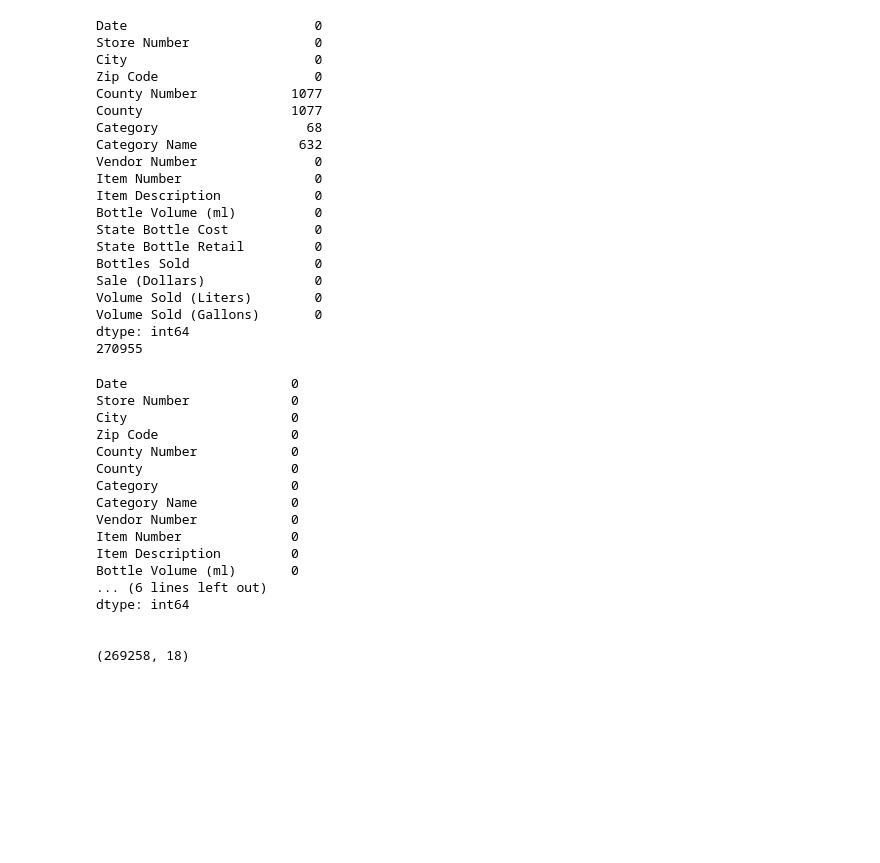
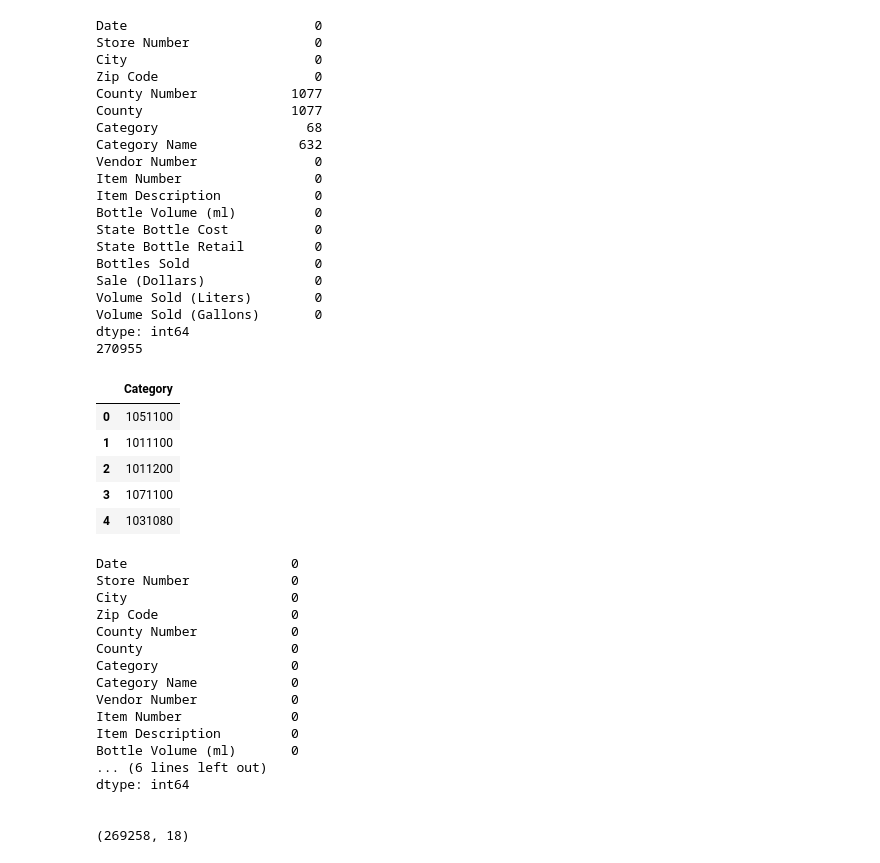
Before and after one commit to chablis8/Python-Pandas, a Jupyter notebook: exams/final/final_project/MT_take_home.ipynb, the cells around one changed output. Cells and saved outputs as stored; diff of their text form; code cells hidden in the pictures; blank space fills up the shorter version.

```diff
--- a/exams/final/final_project/MT_take_home.ipynb
+++ b/exams/final/final_project/MT_take_home.ipynb
@@ -157,6 +156,19 @@ Volume Sold (Liters)        0
 Volume Sold (Gallons)       0
 dtype: int64
 270955
+# %%
+# iowa3[['Catergory']] = [iowa3[['Catergory']].astype('int64') for i in iowa3['Catergory']]
+
+iowa3[['Category']].dropna().astype('int64').head()
+
+#area_dict = iowa3.set_index('Category').T.to_dict('Category Name')
+# %% [output]
+|  | Category |
+| 0 | 1051100 |
+| 1 | 1011100 |
+| 2 | 1011200 |
+| 3 | 1071100 |
+| 4 | 1031080 |
 # %%
 iowa3 = iowa3.loc[iowa3['County Number'].notnull() & iowa3['County'].notnull() & iowa3['Category'].notnull() & iowa3['Category Name'].notnull()]
 
```
Also changed, not shown: parts of 3 cells of this notebook.
